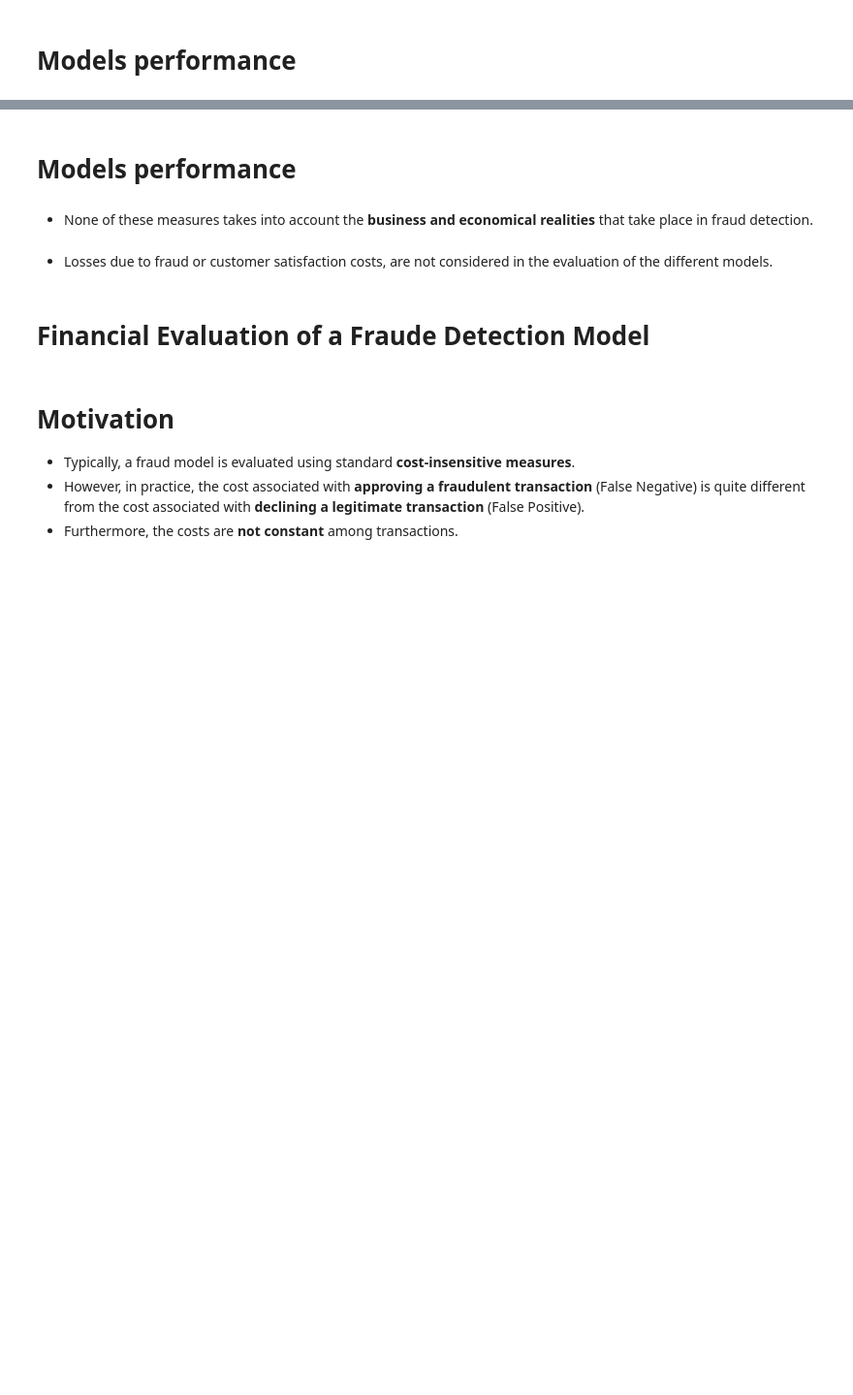
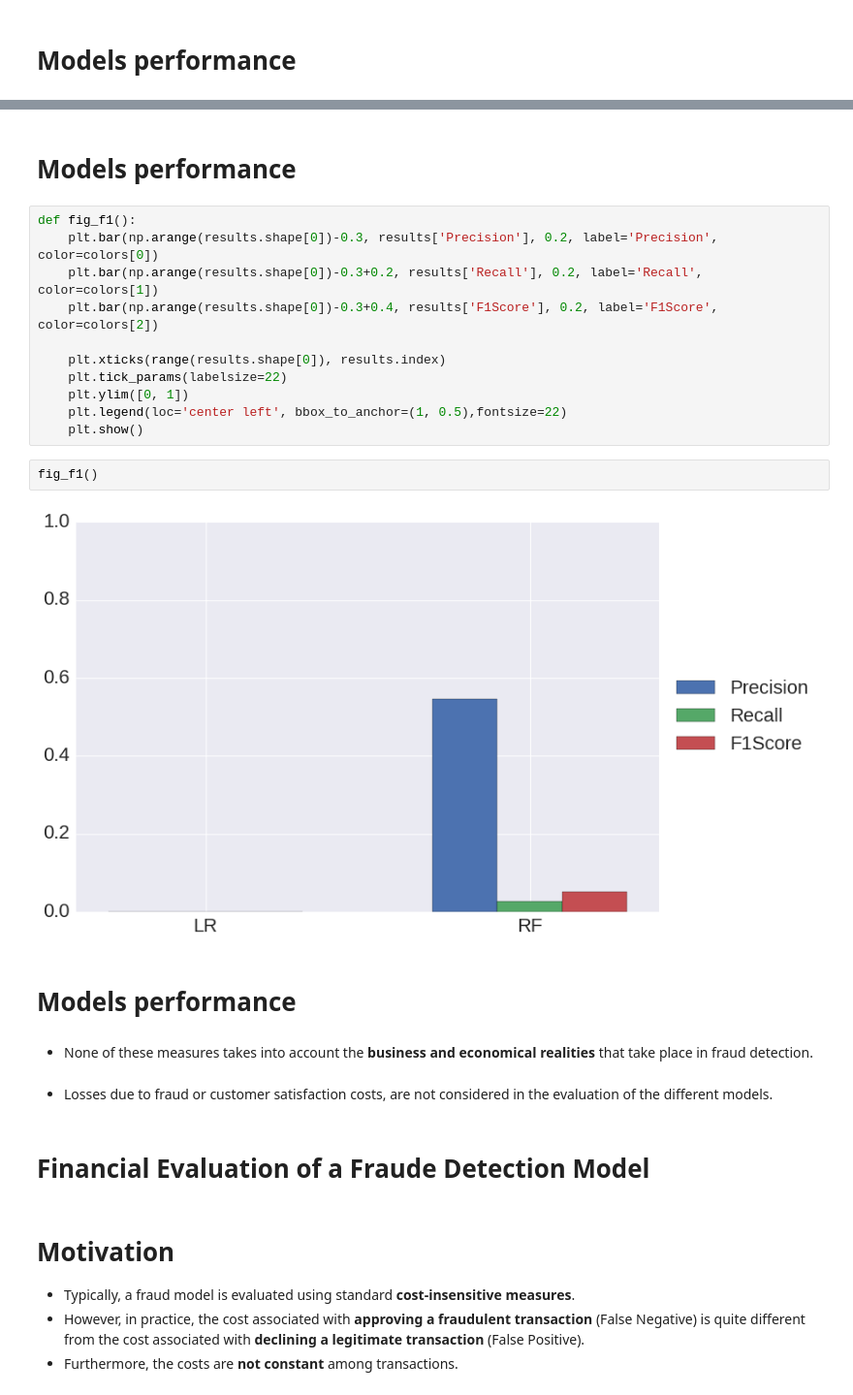
Before and after one commit to albahnsen/CostSensitiveClassification, a Jupyter notebook: doc/tutorials/slides_edcs_fraud_detection.ipynb, the cells around one changed output, grey strips where cells are left out. Shown at 97% size. Saved outputs shown, nothing was run; the diff lists cells and outputs as text; blank space fills up the shorter version.

```diff
--- a/doc/tutorials/slides_edcs_fraud_detection.ipynb
+++ b/doc/tutorials/slides_edcs_fraud_detection.ipynb
@@ -254,3 +277,20 @@ fig1()
+# %% [markdown]
+# Models performance
+# %%
+def fig_f1():
+    plt.bar(np.arange(results.shape[0])-0.3, results['Precision'], 0.2, label='Precision', color=colors[0])
+    plt.bar(np.arange(results.shape[0])-0.3+0.2, results['Recall'], 0.2, label='Recall', color=colors[1])
+    plt.bar(np.arange(results.shape[0])-0.3+0.4, results['F1Score'], 0.2, label='F1Score', color=colors[2])
+
+    plt.xticks(range(results.shape[0]), results.index)
+    plt.tick_params(labelsize=22)
+    plt.ylim([0, 1])
+    plt.legend(loc='center left', bbox_to_anchor=(1, 0.5),fontsize=22)
+    plt.show()
+# %%
+fig_f1()
+# %% [output]
+[figure, added]
 # %% [markdown]
 # Models performance
 # %% [markdown]
```
Also changed, not shown: parts of 48 cells of this notebook.
